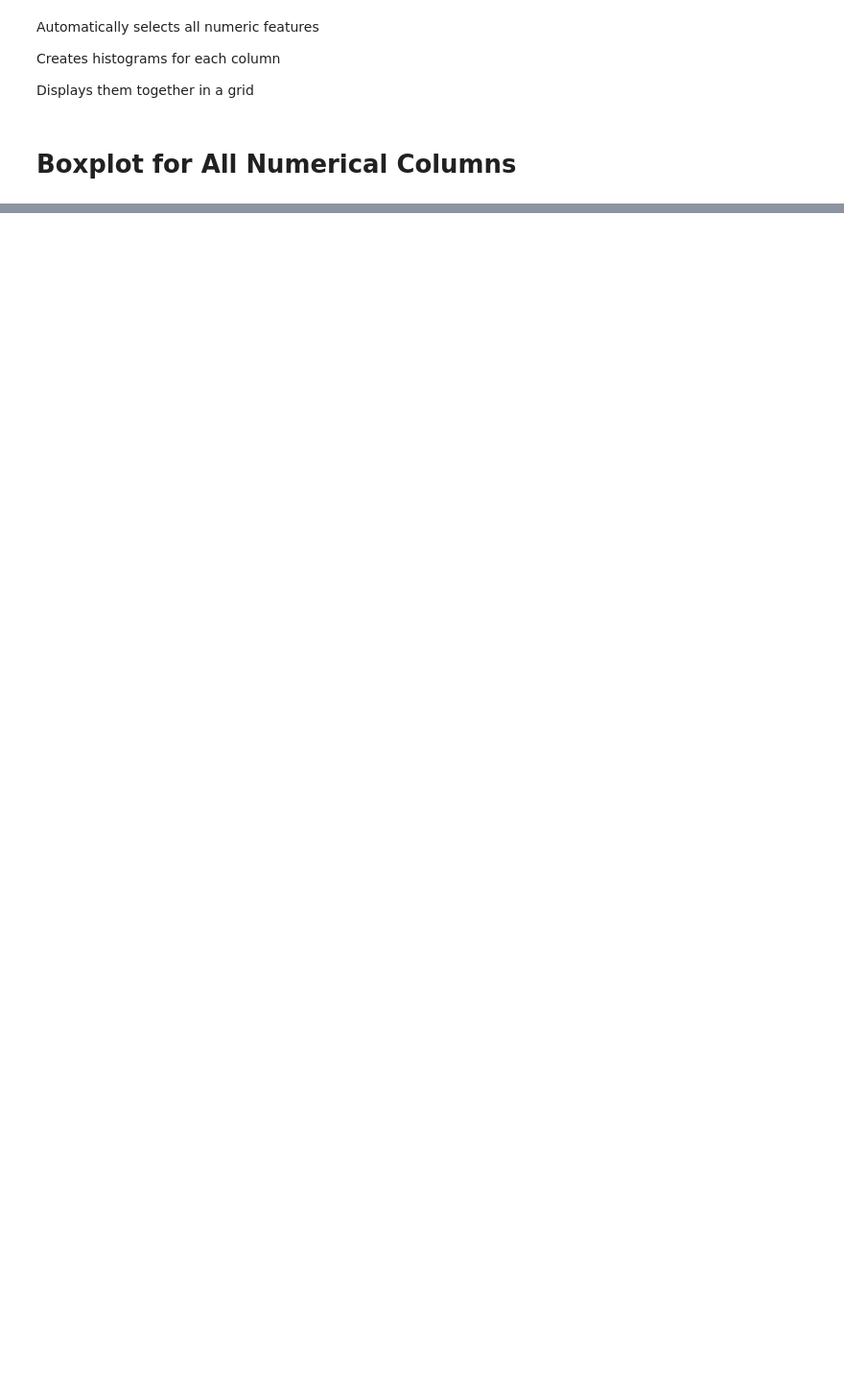
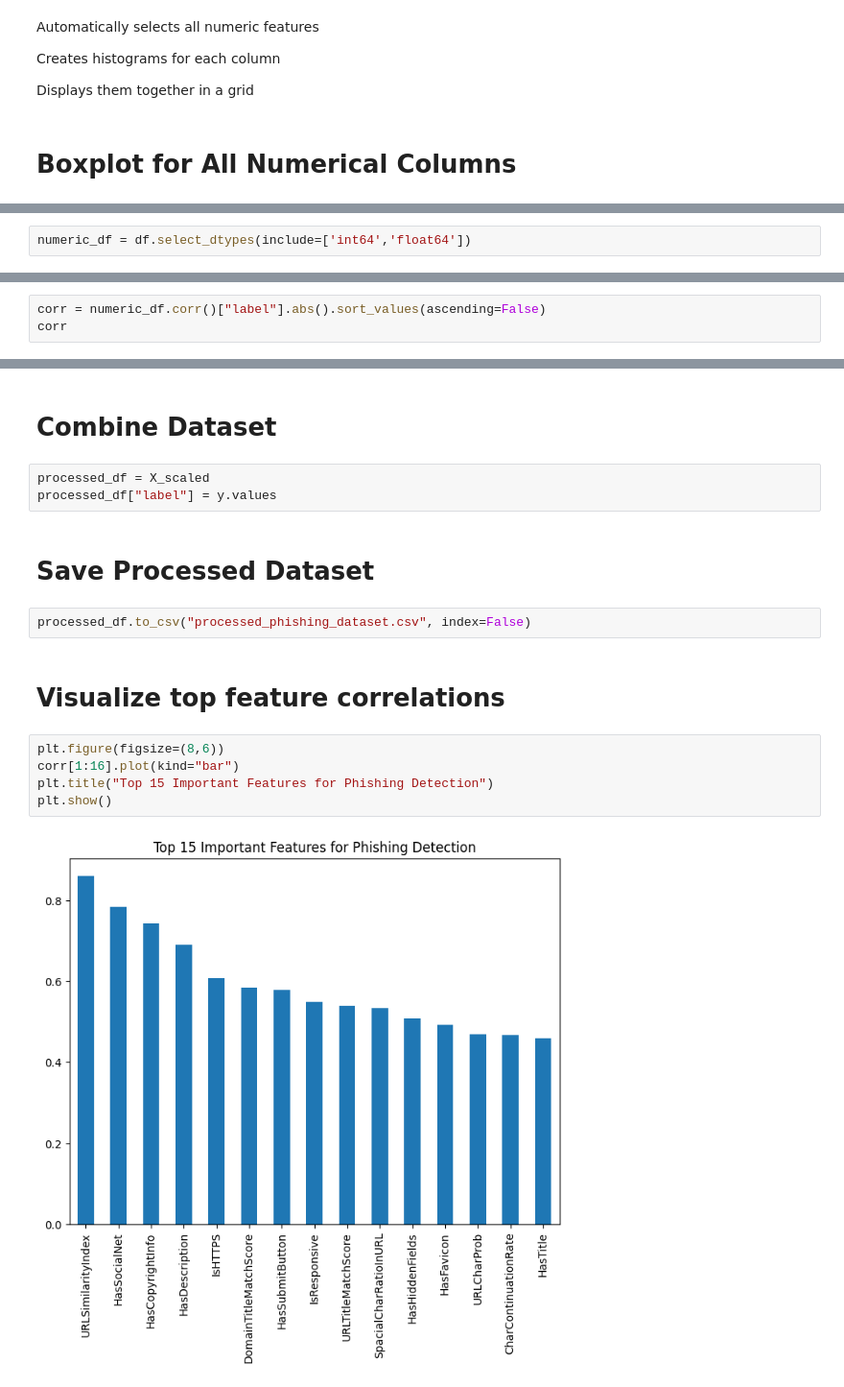
Before and after one commit to Ifarhkhan/Phising_dataset, a Jupyter notebook: Visualization Of Phishing Webiste DataSet.ipynb, the cells around one changed output, grey strips where cells are left out. Shown at 96% size. Saved outputs shown, nothing was run; the diff lists cells and outputs as text; blank space fills up the shorter version.

```diff
--- a/Visualization Of Phishing Webiste DataSet.ipynb
+++ b/Visualization Of Phishing Webiste DataSet.ipynb
@@ -154,0 +279,2 @@ plt.show()
+# %%
+numeric_df = df.select_dtypes(include=['int64','float64'])
@@ -154,0 +284,3 @@ plt.show()
+# %%
+corr = numeric_df.corr()["label"].abs().sort_values(ascending=False)
+corr
@@ -154,0 +343,18 @@ plt.show()
+# %% [markdown]
+# Combine Dataset
+# %%
+processed_df = X_scaled
+processed_df["label"] = y.values
+# %% [markdown]
+# Save Processed Dataset
+# %%
+processed_df.to_csv("processed_phishing_dataset.csv", index=False)
+# %% [markdown]
+# Visualize top feature correlations
+# %%
+plt.figure(figsize=(8,6))
+corr[1:16].plot(kind="bar")
+plt.title("Top 15 Important Features for Phishing Detection")
+plt.show()
+# %% [output]
+[figure, added]
```
Also changed, not shown: parts of 40 cells of this notebook.
